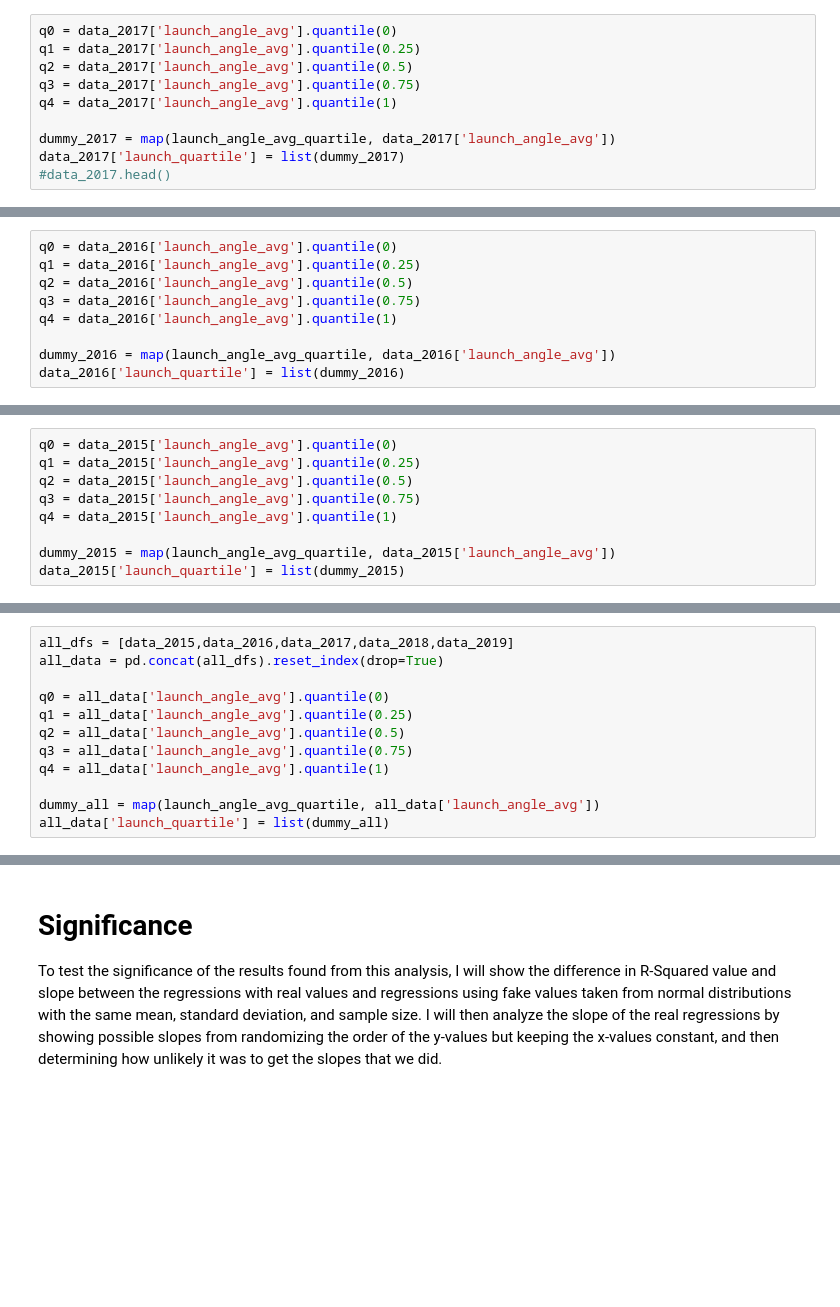
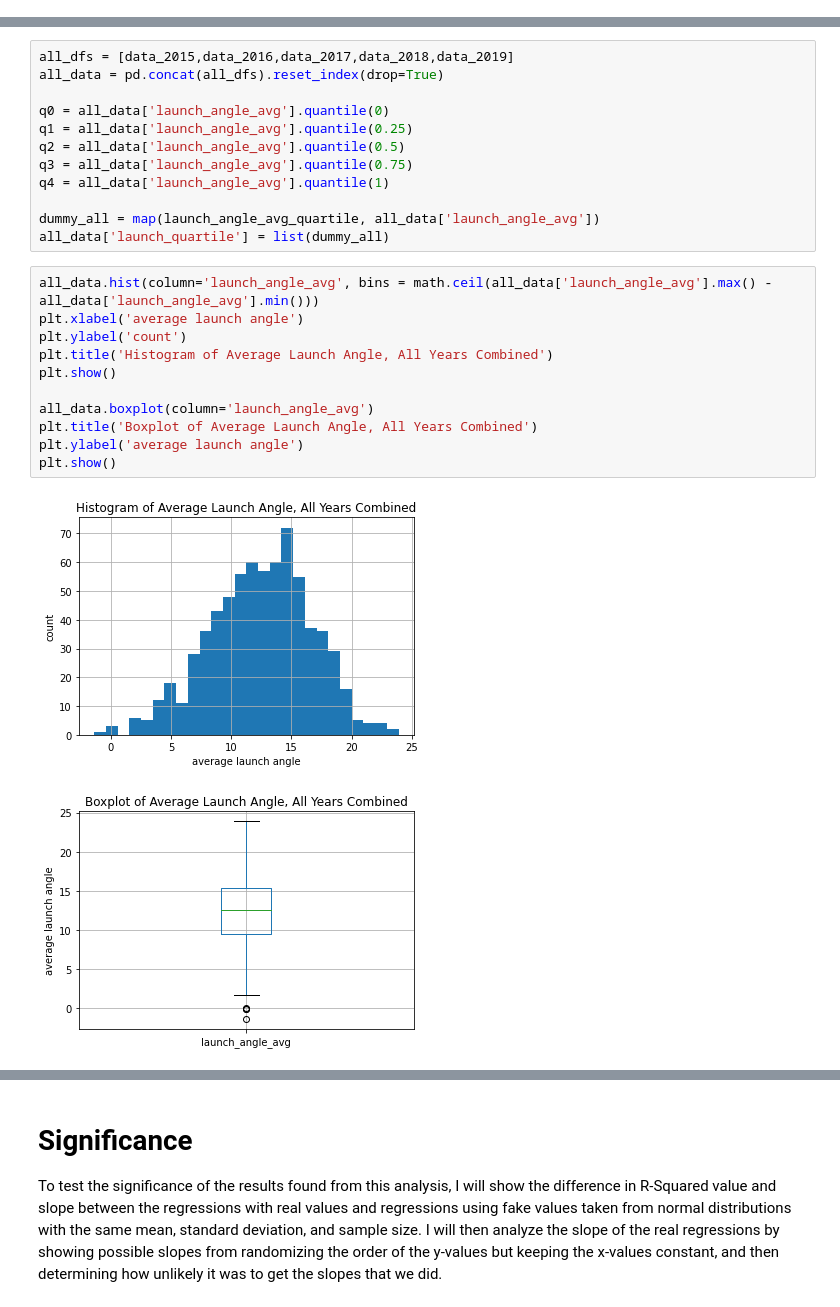
Before and after one commit to GeoffreyBrann/info2950, a Jupyter notebook: phase_4_launch_ange.ipynb, the cells around one changed output, grey strips where cells are left out. Cells and saved outputs as stored; diff of their text form; blank space fills up the shorter version.

```diff
--- a/phase_4_launch_ange.ipynb
+++ b/phase_4_launch_ange.ipynb
@@ -279,10 +39,0 @@ plt.show()
-# %%
-q0 = data_2017['launch_angle_avg'].quantile(0)
-q1 = data_2017['launch_angle_avg'].quantile(0.25)
-q2 = data_2017['launch_angle_avg'].quantile(0.5)
-q3 = data_2017['launch_angle_avg'].quantile(0.75)
-q4 = data_2017['launch_angle_avg'].quantile(1)
-
-dummy_2017 = map(launch_angle_avg_quartile, data_2017['launch_angle_avg'])
-data_2017['launch_quartile'] = list(dummy_2017)
-#data_2017.head()
@@ -377,9 +39,0 @@ plt.show()
-# %%
-q0 = data_2016['launch_angle_avg'].quantile(0)
-q1 = data_2016['launch_angle_avg'].quantile(0.25)
-q2 = data_2016['launch_angle_avg'].quantile(0.5)
-q3 = data_2016['launch_angle_avg'].quantile(0.75)
-q4 = data_2016['launch_angle_avg'].quantile(1)
-
-dummy_2016 = map(launch_angle_avg_quartile, data_2016['launch_angle_avg'])
-data_2016['launch_quartile'] = list(dummy_2016)
@@ -476,9 +39,0 @@ plt.show()
-# %%
-q0 = data_2015['launch_angle_avg'].quantile(0)
-q1 = data_2015['launch_angle_avg'].quantile(0.25)
-q2 = data_2015['launch_angle_avg'].quantile(0.5)
-q3 = data_2015['launch_angle_avg'].quantile(0.75)
-q4 = data_2015['launch_angle_avg'].quantile(1)
-
-dummy_2015 = map(launch_angle_avg_quartile, data_2015['launch_angle_avg'])
-data_2015['launch_quartile'] = list(dummy_2015)
@@ -567,6 +54,20 @@ q4 = all_data['launch_angle_avg'].quantile(1)
 
 dummy_all = map(launch_angle_avg_quartile, all_data['launch_angle_avg'])
 all_data['launch_quartile'] = list(dummy_all)
+# %%
+all_data.hist(column='launch_angle_avg', bins = math.ceil(all_data['launch_angle_avg'].max() - all_data['launch_angle_avg'].min()))
+plt.xlabel('average launch angle')
+plt.ylabel('count')
+plt.title('Histogram of Average Launch Angle, All Years Combined')
+plt.show()
+
+all_data.boxplot(column='launch_angle_avg')
+plt.title('Boxplot of Average Launch Angle, All Years Combined')
+plt.ylabel('average launch angle')
+plt.show()
+# %% [output]
+[figure, added]
+[figure, added]
 # %%
 wRC_model_all = LinearRegression().fit(all_data[['launch_quartile']], all_data[['wRC_Plus']])
 print('wRC+ model\nPredictor: launch angle avg quartile\nRegression Slope: {}\nR-squared: {}\n'.format(wRC_model_all.coef_[0][0], wRC_model_all.score(all_data[['launch_quartile']], all_data[['wRC_Plus']])))
```
Also changed, not shown: parts of 50 cells of this notebook.
